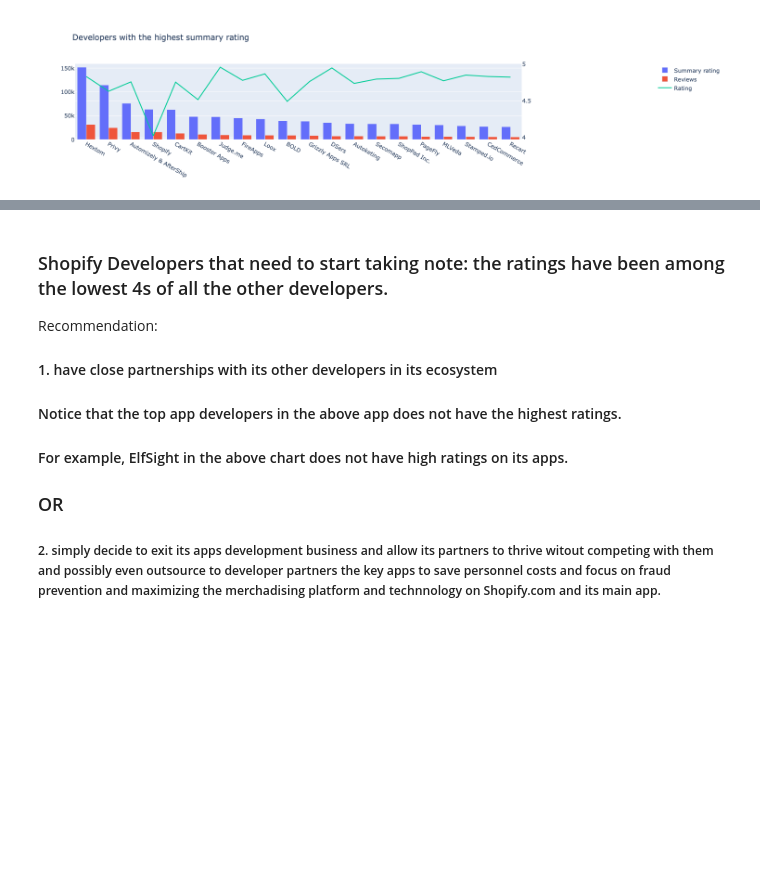
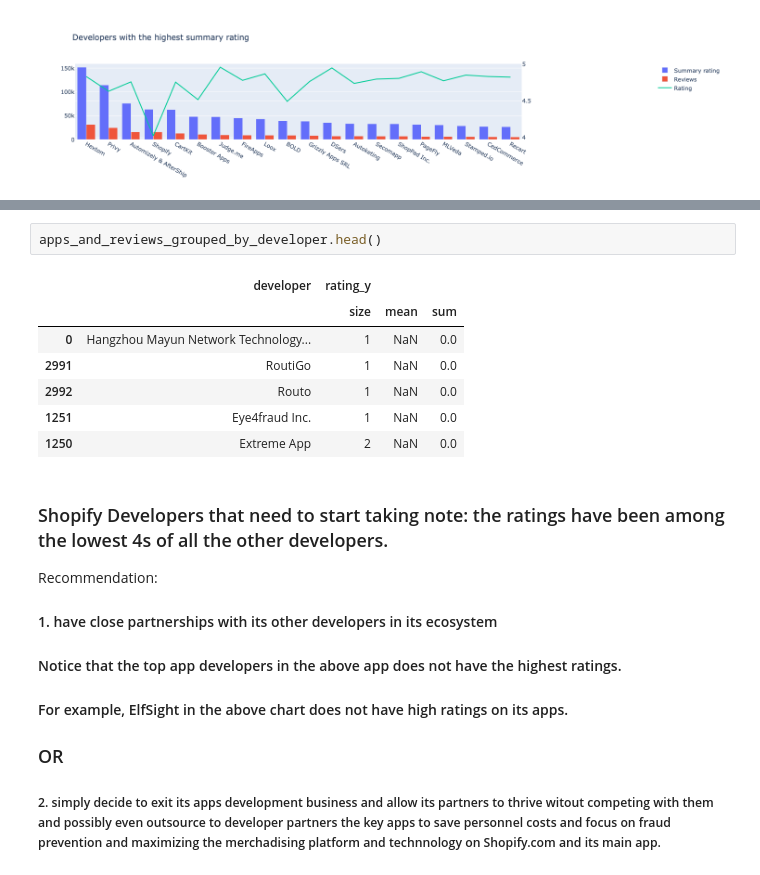
Before and after one commit to kelchoo/UCBE-MLAI-CapstoneProject, a Jupyter notebook: Capstone24-1.ipynb, the cells around one changed output, grey strips where cells are left out. Drawn from its saved outputs; the diff is of its cells as text; blank space fills up the shorter version.

```diff
--- a/Capstone24-1.ipynb
+++ b/Capstone24-1.ipynb
@@ -991,3 +1029,13 @@ plotly.offline.iplot({
+# %%
+apps_and_reviews_grouped_by_developer.head()
+# %% [output]
+|  | developer | rating_y |  |  |
+|  |  | size | mean | sum |
+| 0 | Hangzhou Mayun Network Technology... | 1 | NaN | 0.0 |
+| 2991 | RoutiGo | 1 | NaN | 0.0 |
+| 2992 | Routo | 1 | NaN | 0.0 |
+| 1251 | Eye4fraud Inc. | 1 | NaN | 0.0 |
+| 1250 | Extreme App | 2 | NaN | 0.0 |
 # %% [markdown]
 ### Shopify Developers that need to start taking note: the ratings have been among the lowest 4s of all the other developers.
 Recommendation:
```
Also changed, not shown: parts of 2 cells of this notebook.
